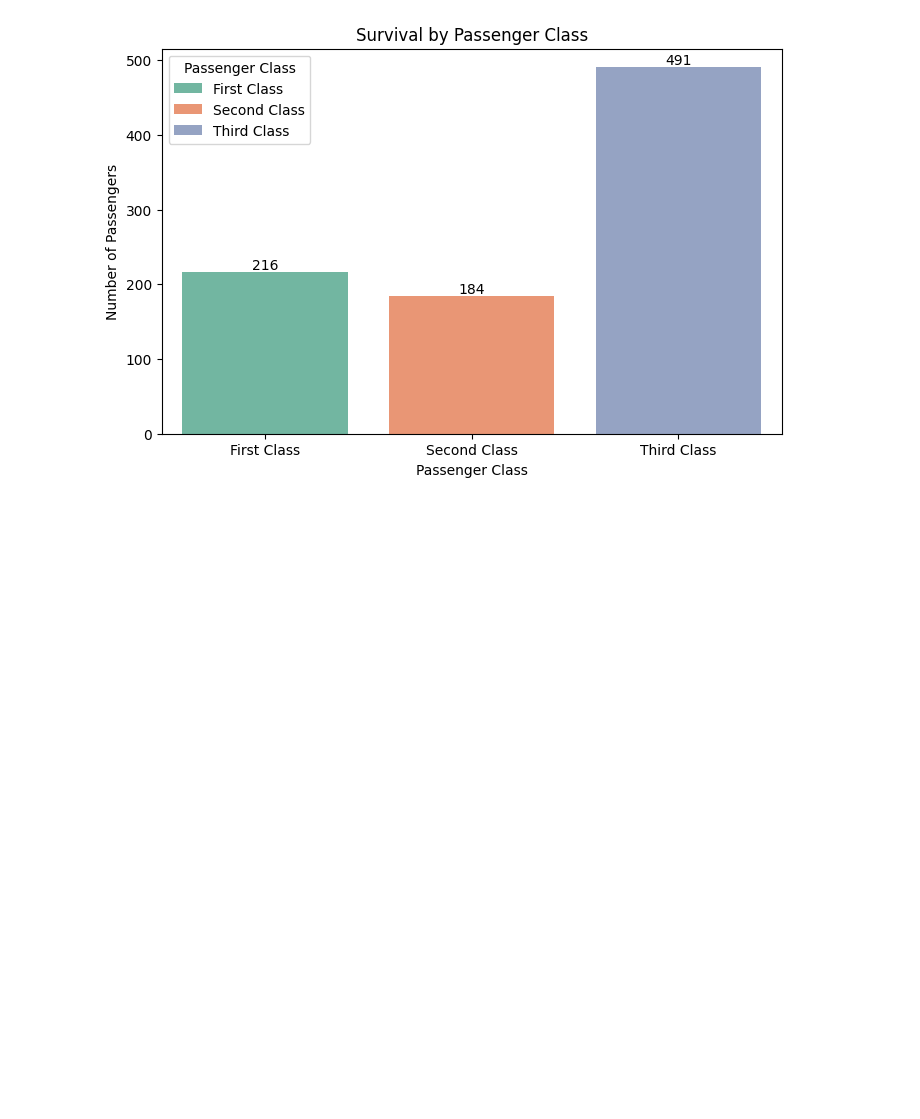
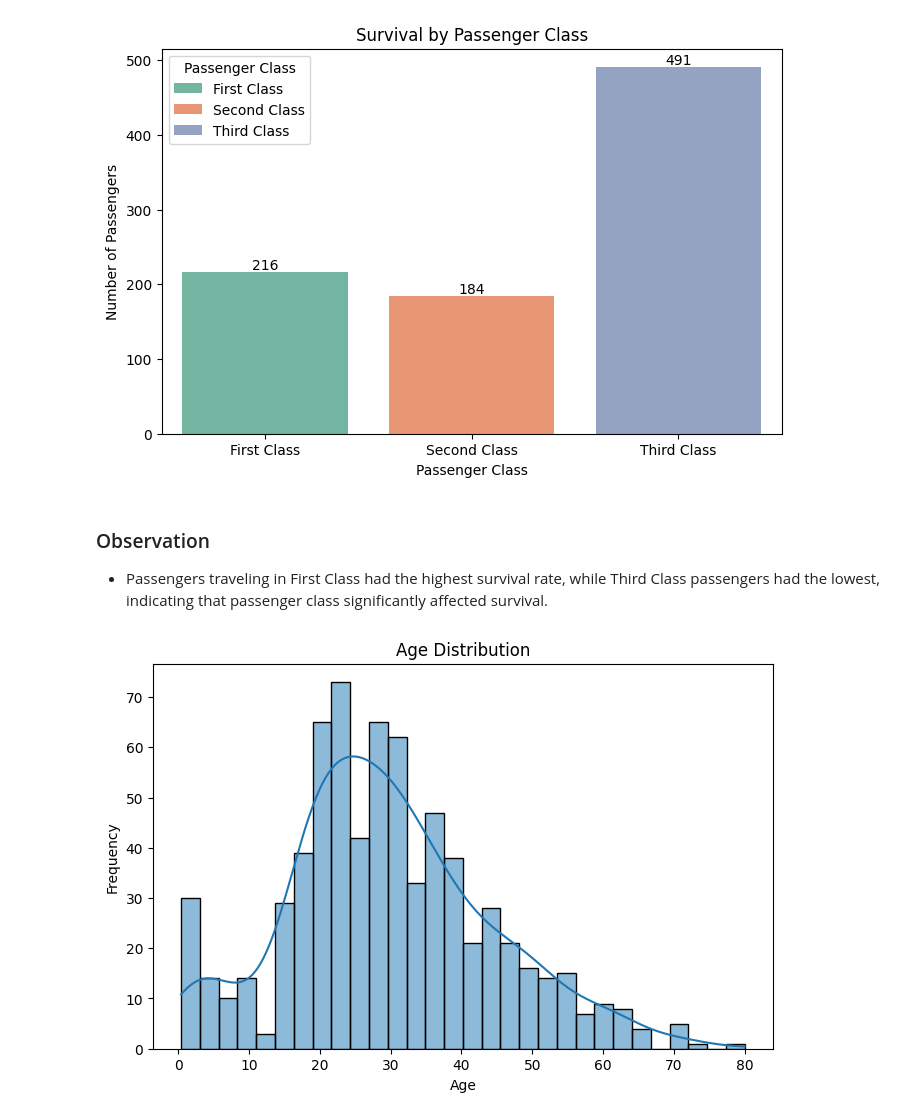
Before and after one commit to Techno-Hub19/Titanic-Prediction, a Jupyter notebook: notebook/titanic-survival-predication.ipynb, the cells around one changed output. Saved outputs shown, nothing was run; the diff lists cells and outputs as text; code cells hidden in the pictures; blank space fills up the shorter version.

```diff
--- a/notebook/titanic-survival-predication.ipynb
+++ b/notebook/titanic-survival-predication.ipynb
@@ -164,3 +163,17 @@ plt.legend(
 plt.show()
 # %% [output]
 [figure]
+# %% [markdown]
+### Observation
+- Passengers traveling in First Class had the highest survival rate, while Third Class passengers had the lowest, indicating that passenger class significantly affected survival.
+# %%
+# Age distribution
+
+plt.figure(figsize=(8,5))
+sns.histplot(train['Age'], bins=30, kde=True)
+plt.title('Age Distribution')
+plt.xlabel('Age')
+plt.ylabel('Frequency')
+plt.show()
+# %% [output]
+[figure, added]
```
Also changed, not shown: parts of 16 cells of this notebook.
